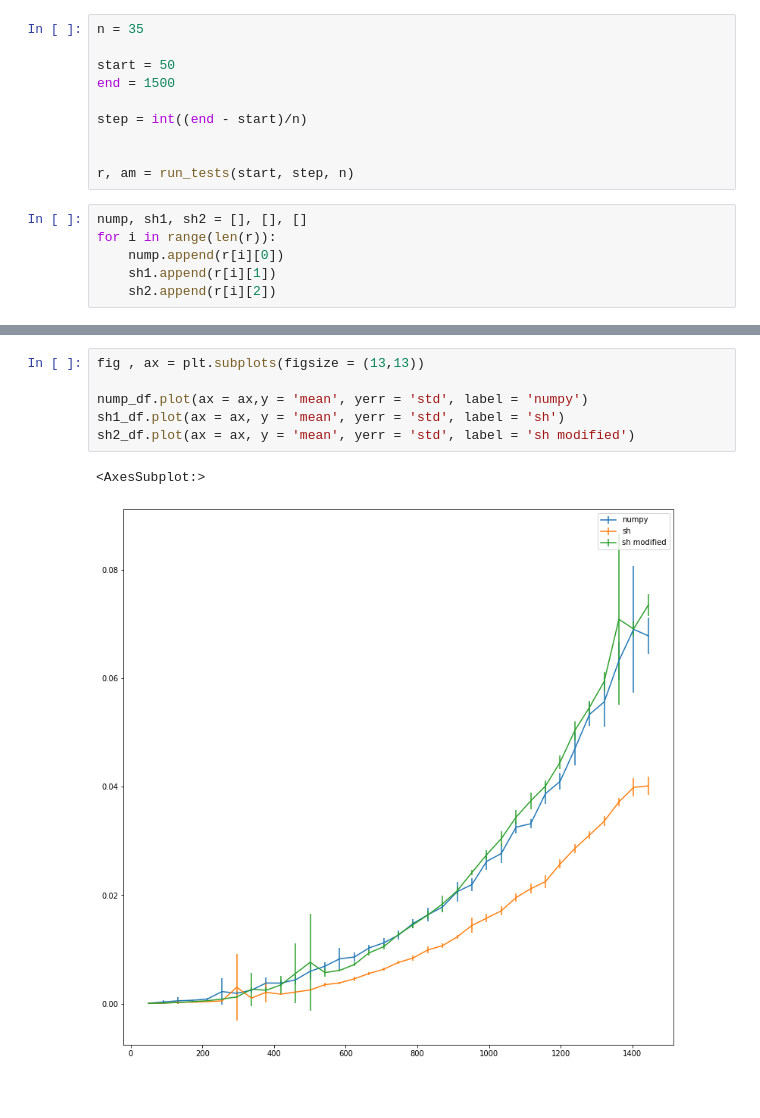
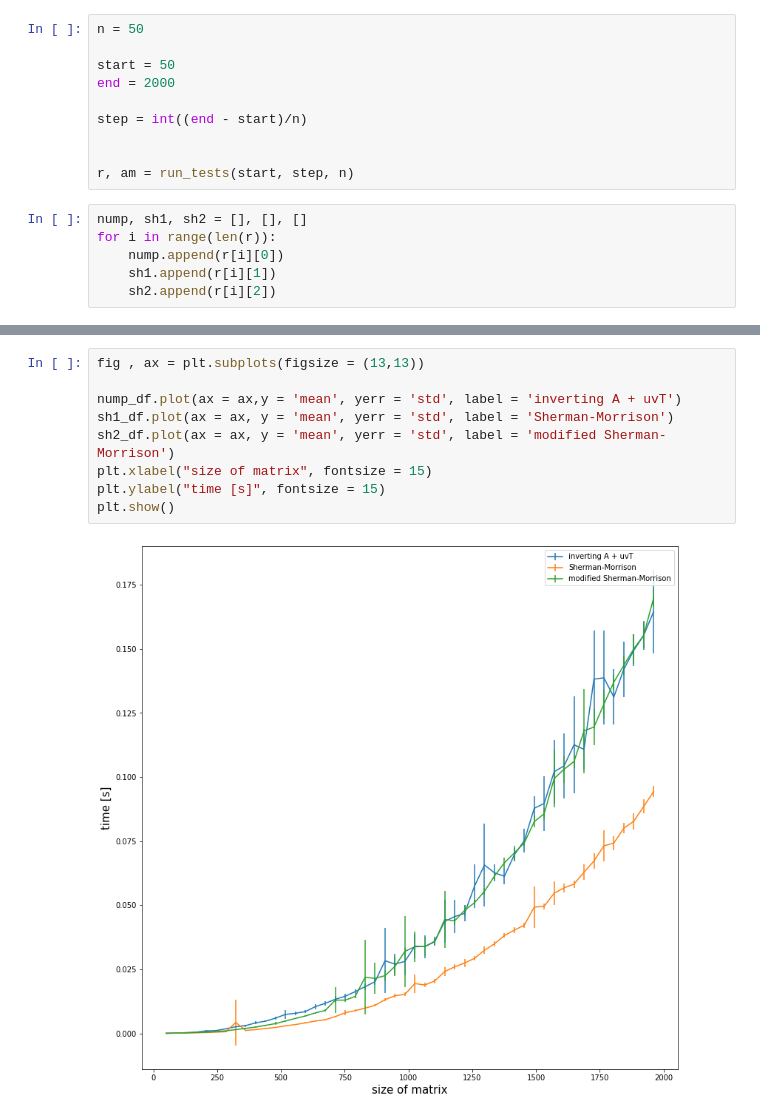
Before and after one commit to RysiekPrecikowski/MOwNiT, a Jupyter notebook: lab2.ipynb, the cells around one changed output, grey strips where cells are left out. Drawn from its saved outputs; the diff is of its cells as text; blank space fills up the shorter version.

```diff
--- a/lab2.ipynb
+++ b/lab2.ipynb
@@ -67,10 +80,10 @@ def run_tests(start = 25, step = 25, k = 75, amount = 10):
         n += step
     return times, amounts
 # %%
-n = 35
+n = 50
 
 start = 50
-end = 1500
+end = 2000
 
 step = int((end - start)/n)
 
@@ -116,9 +108,11 @@ nump_df
 # %%
 fig , ax = plt.subplots(figsize = (13,13))
 
-nump_df.plot(ax = ax,y = 'mean', yerr = 'std', label = 'numpy')
-sh1_df.plot(ax = ax, y = 'mean', yerr = 'std', label = 'sh')
-sh2_df.plot(ax = ax, y = 'mean', yerr = 'std', label = 'sh modified')
+nump_df.plot(ax = ax,y = 'mean', yerr = 'std', label = 'inverting A + uvT')
+sh1_df.plot(ax = ax, y = 'mean', yerr = 'std', label = 'Sherman-Morrison')
+sh2_df.plot(ax = ax, y = 'mean', yerr = 'std', label = 'modified Sherman-Morrison')
+plt.xlabel("size of matrix", fontsize = 15)
+plt.ylabel("time [s]", fontsize = 15)
+plt.show()
 # %% [output]
-<AxesSubplot:>
-[figure, old version]
+[figure, new version]
```
Also changed, not shown: parts of 8 cells of this notebook, 2 other files.
